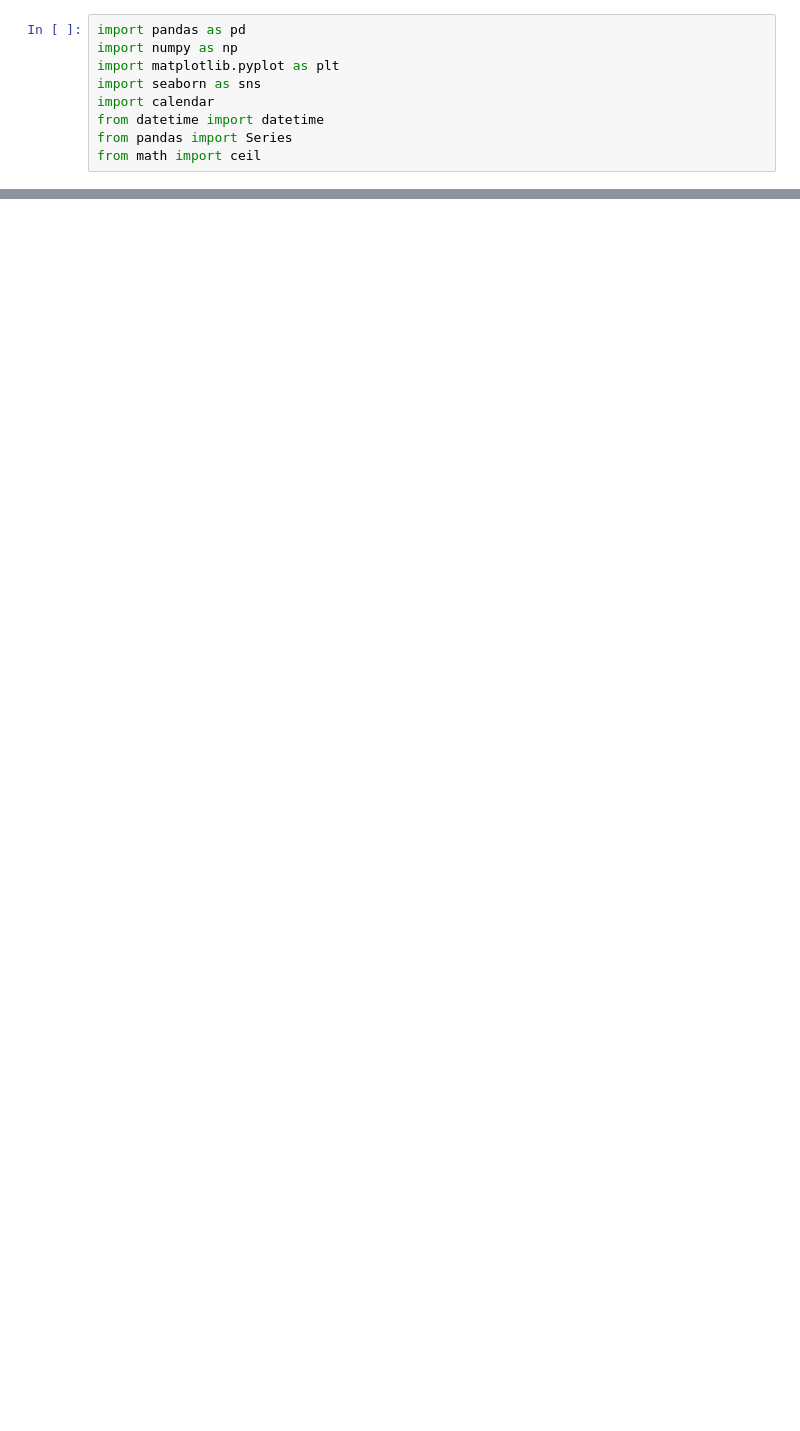
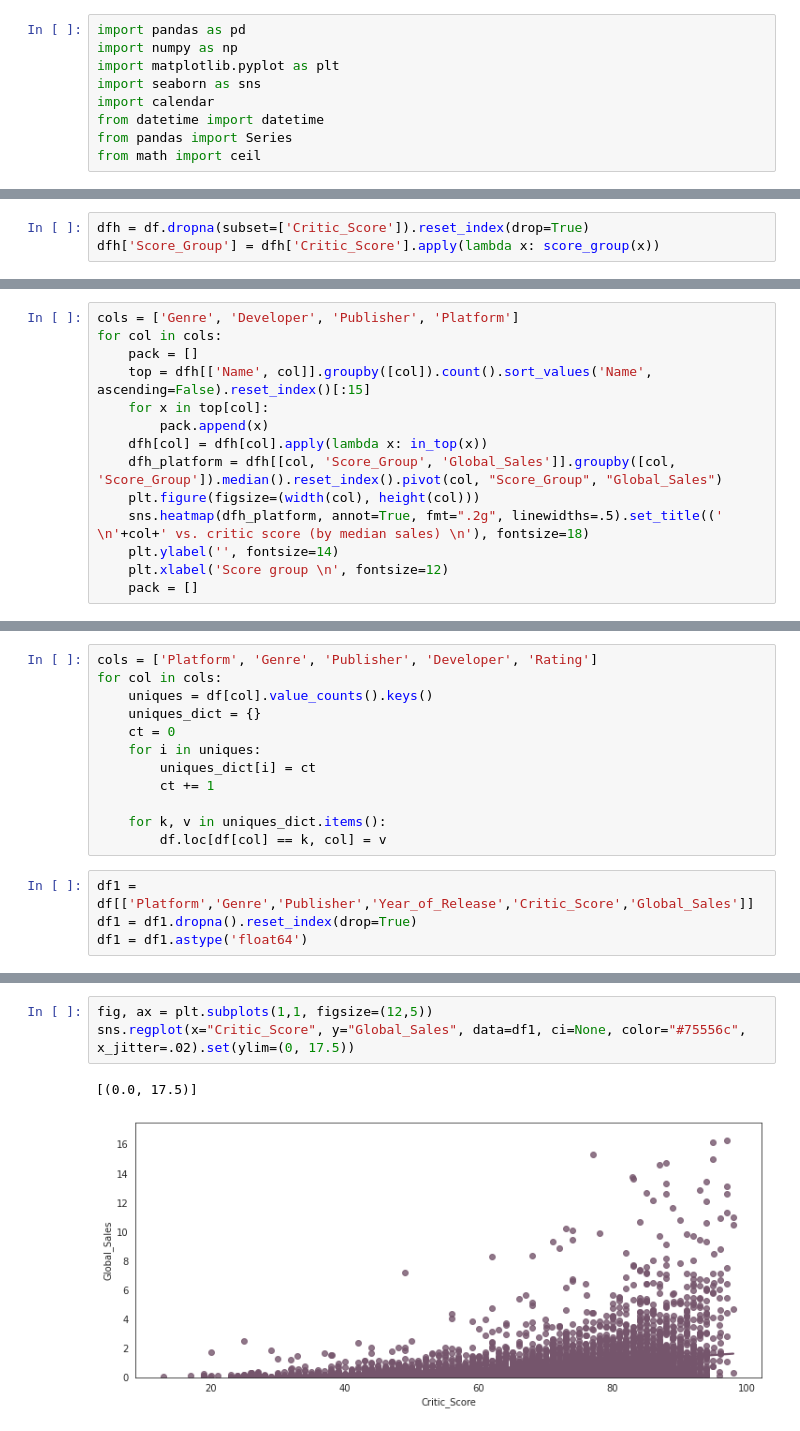
Before and after one commit to ChristianMocha/PrediccionVideoJuegos, a Jupyter notebook: PrediccionVideoJuegos.ipynb, the cells around one changed output, grey strips where cells are left out. Saved outputs shown, nothing was run; the diff lists cells and outputs as text; blank space fills up the shorter version.

```diff
--- a/PrediccionVideoJuegos.ipynb
+++ b/PrediccionVideoJuegos.ipynb
@@ -23,0 +54,3 @@ df[:5]
+# %%
+dfh = df.dropna(subset=['Critic_Score']).reset_index(drop=True)
+dfh['Score_Group'] = dfh['Critic_Score'].apply(lambda x: score_group(x))
@@ -23,0 +78,14 @@ df[:5]
+# %%
+cols = ['Genre', 'Developer', 'Publisher', 'Platform']
+for col in cols:
+    pack = []
+    top = dfh[['Name', col]].groupby([col]).count().sort_values('Name', ascending=False).reset_index()[:15]
+    for x in top[col]:
+        pack.append(x)
+    dfh[col] = dfh[col].apply(lambda x: in_top(x))
+    dfh_platform = dfh[[col, 'Score_Group', 'Global_Sales']].groupby([col, 'Score_Group']).median().reset_index().pivot(col, "Score_Group", "Global_Sales")
+    plt.figure(figsize=(width(col), height(col)))
+    sns.heatmap(dfh_platform, annot=True, fmt=".2g", linewidths=.5).set_title((' \n'+col+' vs. critic score (by median sales) \n'), fontsize=18)
+    plt.ylabel('', fontsize=14)
+    plt.xlabel('Score group \n', fontsize=12)
+    pack = []
@@ -23,0 +97,16 @@ df[:5]
+# %%
+cols = ['Platform', 'Genre', 'Publisher', 'Developer', 'Rating']
+for col in cols:
+    uniques = df[col].value_counts().keys()
+    uniques_dict = {}
+    ct = 0
+    for i in uniques:
+        uniques_dict[i] = ct
+        ct += 1
+
+    for k, v in uniques_dict.items():
+        df.loc[df[col] == k, col] = v
+# %%
+df1 = df[['Platform','Genre','Publisher','Year_of_Release','Critic_Score','Global_Sales']]
+df1 = df1.dropna().reset_index(drop=True)
+df1 = df1.astype('float64')
@@ -23,0 +122,6 @@ df[:5]
+# %%
+fig, ax = plt.subplots(1,1, figsize=(12,5))
+sns.regplot(x="Critic_Score", y="Global_Sales", data=df1, ci=None, color="#75556c", x_jitter=.02).set(ylim=(0, 17.5))
+# %% [output]
+[(0.0, 17.5)]
+[figure, added]
```
Also changed, not shown: parts of 9 cells of this notebook.
